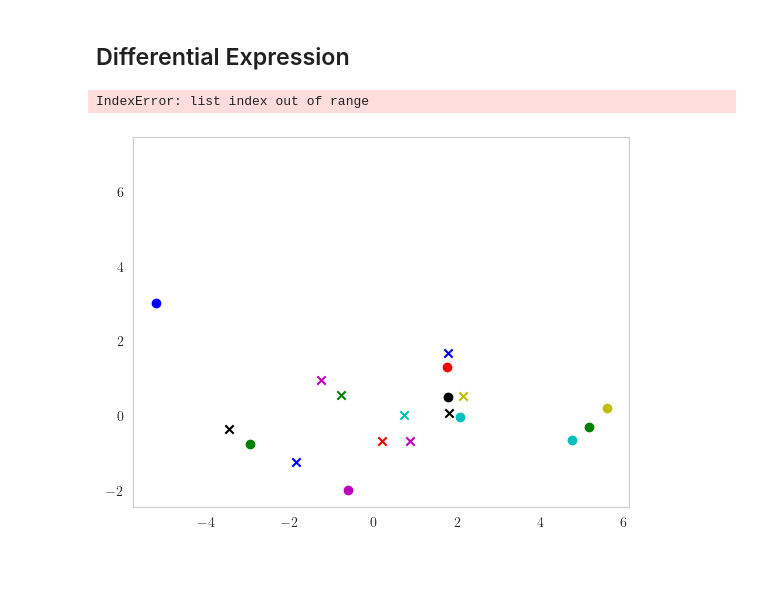
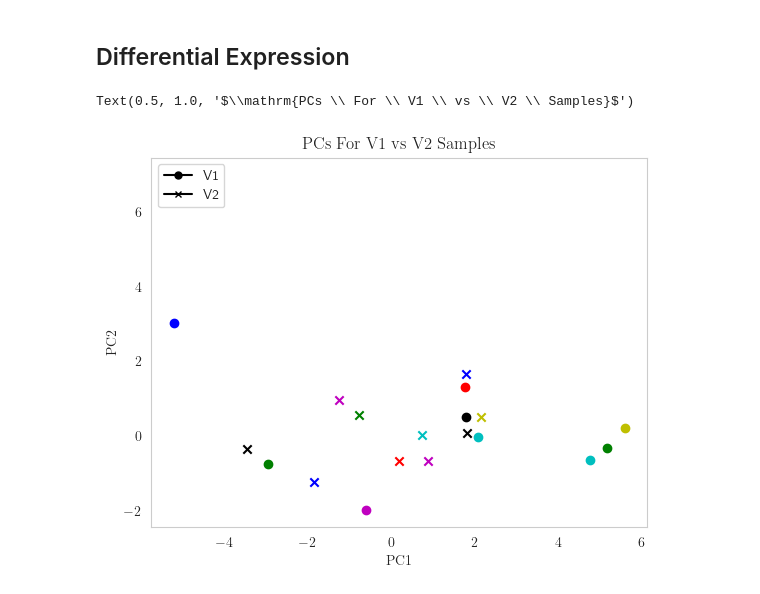
Before and after one commit to yashpatel5400/stats604-project2, a Jupyter notebook: yash.ipynb, the cells around one changed output. Cells and saved outputs as stored; diff of their text form; code cells hidden in the pictures; blank space fills up the shorter version.

```diff
--- a/yash.ipynb
+++ b/yash.ipynb
@@ -242,12 +240,23 @@ for lab in lab_to_normalized_data:
 # %%
 colors = ["b","g","r","c","m","y","k","w"]
 for i, (v1_samples, v2_samples) in enumerate(zip(v1_data[:8], v2_data[:8])):
     for v1_sample in v1_samples:
         x, y = lab_to_reduced_data[v1_sample["lab"]].loc[v1_sample.name]
         plt.scatter(x, y, color=colors[i], marker="o")
     for v2_sample in v2_samples:
         x, y = lab_to_reduced_data[v2_sample["lab"]].loc[v2_sample.name]
         plt.scatter(x, y, color=colors[i], marker="x")
+
+from matplotlib.lines import Line2D
+legend_elements = [
+    Line2D([0], [0], marker='o', color='k', markersize=5, label='V1'),
+    Line2D([0], [0], marker='x', color='k', markersize=5, label='V2'),
+]
+plt.legend(handles=legend_elements)
+
+plt.xlabel(r"$\mathrm{PC1}$")
+plt.ylabel(r"$\mathrm{PC2}$")
+plt.title(r"$\mathrm{PCs \ For \ V1 \ vs \ V2 \ Samples}$")
 # %% [output]
-IndexError: list index out of range
+Text(0.5, 1.0, '$\\mathrm{PCs \\ For \\ V1 \\ vs \\ V2 \\ Samples}$')
-[figure, old version]
+[figure, new version]
```
Also changed, not shown: parts of 1 cell of this notebook.
